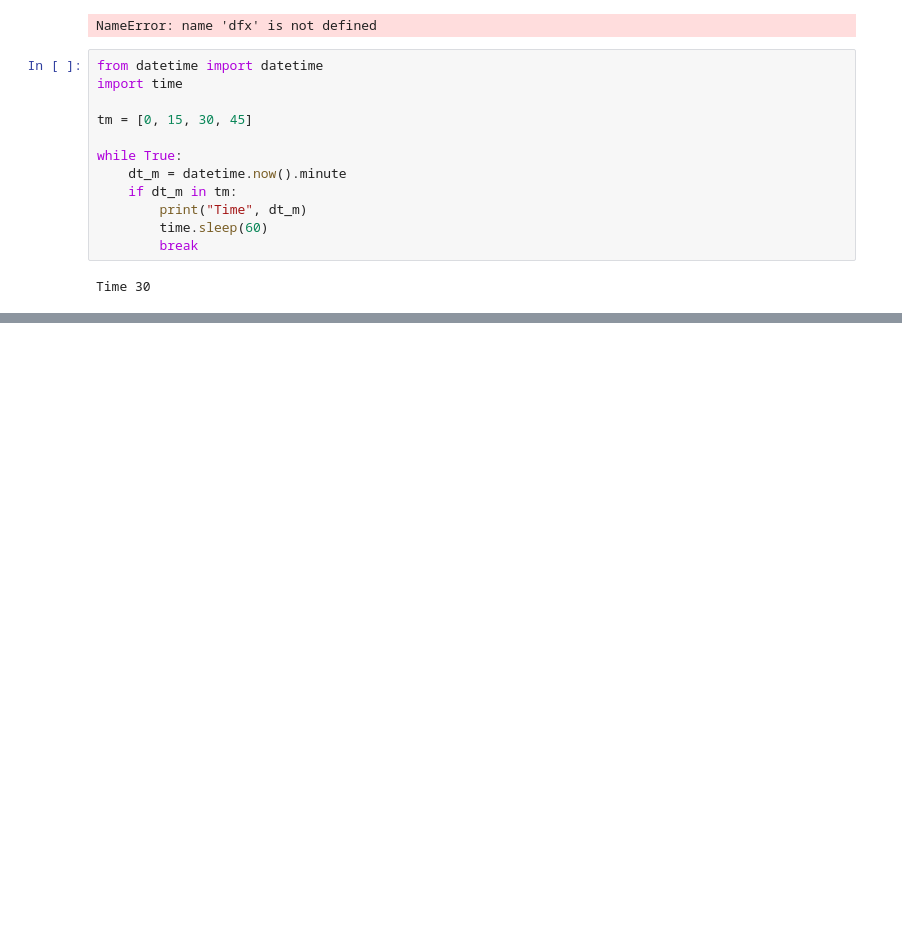
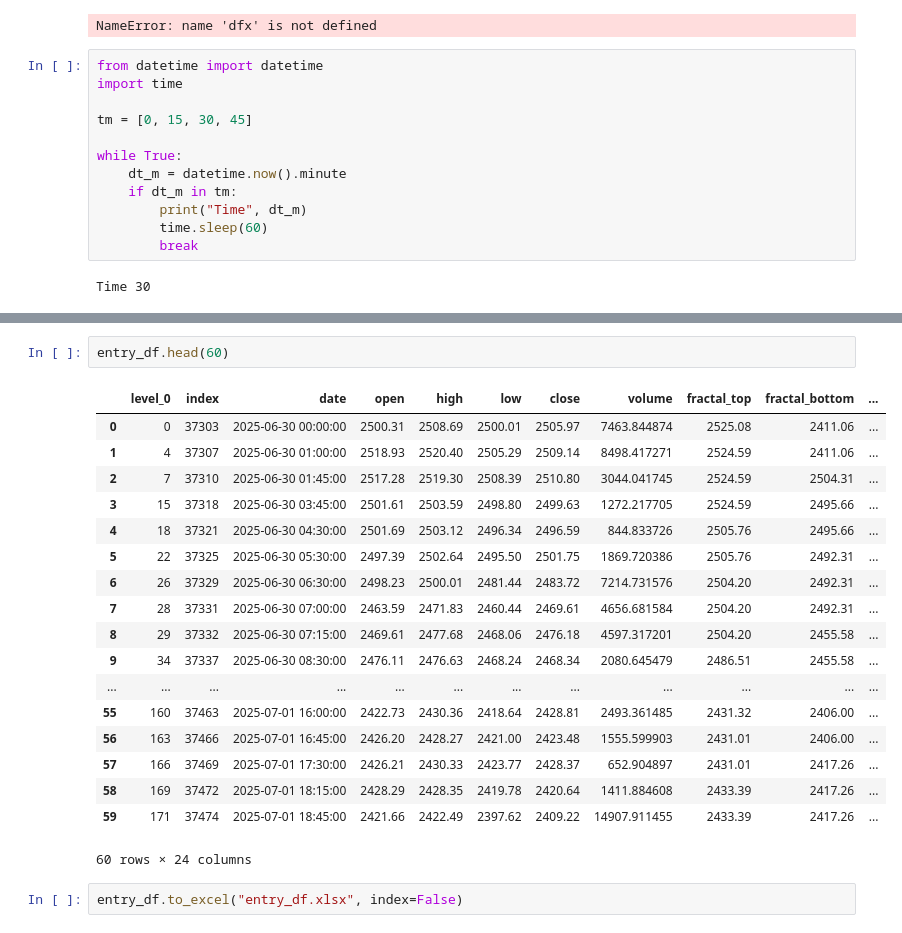
Before and after one commit to vipinpal70/crypto_code_sniper, a Jupyter notebook: strategy.ipynb, the cells around one changed output, grey strips where cells are left out. Cells and saved outputs as stored; diff of their text form; blank space fills up the shorter version.

```diff
--- a/strategy.ipynb
+++ b/strategy.ipynb
@@ -347,0 +416,23 @@ Time 30
+# %%
+entry_df.head(60)
+# %% [output]
+|  | level_0 | index | date | open | high | low | close | volume | fractal_top | fractal_bottom | ... |
+| 0 | 0 | 37303 | 2025-06-30 00:00:00 | 2500.31 | 2508.69 | 2500.01 | 2505.97 | 7463.844874 | 2525.08 | 2411.06 | ... |
+| 1 | 4 | 37307 | 2025-06-30 01:00:00 | 2518.93 | 2520.40 | 2505.29 | 2509.14 | 8498.417271 | 2524.59 | 2411.06 | ... |
+| 2 | 7 | 37310 | 2025-06-30 01:45:00 | 2517.28 | 2519.30 | 2508.39 | 2510.80 | 3044.041745 | 2524.59 | 2504.31 | ... |
+| 3 | 15 | 37318 | 2025-06-30 03:45:00 | 2501.61 | 2503.59 | 2498.80 | 2499.63 | 1272.217705 | 2524.59 | 2495.66 | ... |
+| 4 | 18 | 37321 | 2025-06-30 04:30:00 | 2501.69 | 2503.12 | 2496.34 | 2496.59 | 844.833726 | 2505.76 | 2495.66 | ... |
+| 5 | 22 | 37325 | 2025-06-30 05:30:00 | 2497.39 | 2502.64 | 2495.50 | 2501.75 | 1869.720386 | 2505.76 | 2492.31 | ... |
+| 6 | 26 | 37329 | 2025-06-30 06:30:00 | 2498.23 | 2500.01 | 2481.44 | 2483.72 | 7214.731576 | 2504.20 | 2492.31 | ... |
+| 7 | 28 | 37331 | 2025-06-30 07:00:00 | 2463.59 | 2471.83 | 2460.44 | 2469.61 | 4656.681584 | 2504.20 | 2492.31 | ... |
+| 8 | 29 | 37332 | 2025-06-30 07:15:00 | 2469.61 | 2477.68 | 2468.06 | 2476.18 | 4597.317201 | 2504.20 | 2455.58 | ... |
+| 9 | 34 | 37337 | 2025-06-30 08:30:00 | 2476.11 | 2476.63 | 2468.24 | 2468.34 | 2080.645479 | 2486.51 | 2455.58 | ... |
+| ... | ... | ... | ... | ... | ... | ... | ... | ... | ... | ... | ... |
+| 55 | 160 | 37463 | 2025-07-01 16:00:00 | 2422.73 | 2430.36 | 2418.64 | 2428.81 | 2493.361485 | 2431.32 | 2406.00 | ... |
+| 56 | 163 | 37466 | 2025-07-01 16:45:00 | 2426.20 | 2428.27 | 2421.00 | 2423.48 | 1555.599903 | 2431.01 | 2406.00 | ... |
+| 57 | 166 | 37469 | 2025-07-01 17:30:00 | 2426.21 | 2430.33 | 2423.77 | 2428.37 | 652.904897 | 2431.01 | 2417.26 | ... |
+| 58 | 169 | 37472 | 2025-07-01 18:15:00 | 2428.29 | 2428.35 | 2419.78 | 2420.64 | 1411.884608 | 2433.39 | 2417.26 | ... |
+| 59 | 171 | 37474 | 2025-07-01 18:45:00 | 2421.66 | 2422.49 | 2397.62 | 2409.22 | 14907.911455 | 2433.39 | 2417.26 | ... |
+60 rows × 24 columns
+# %%
+entry_df.to_excel("entry_df.xlsx", index=False)
```
Also changed, not shown: parts of 5 cells of this notebook, 2 other files.
